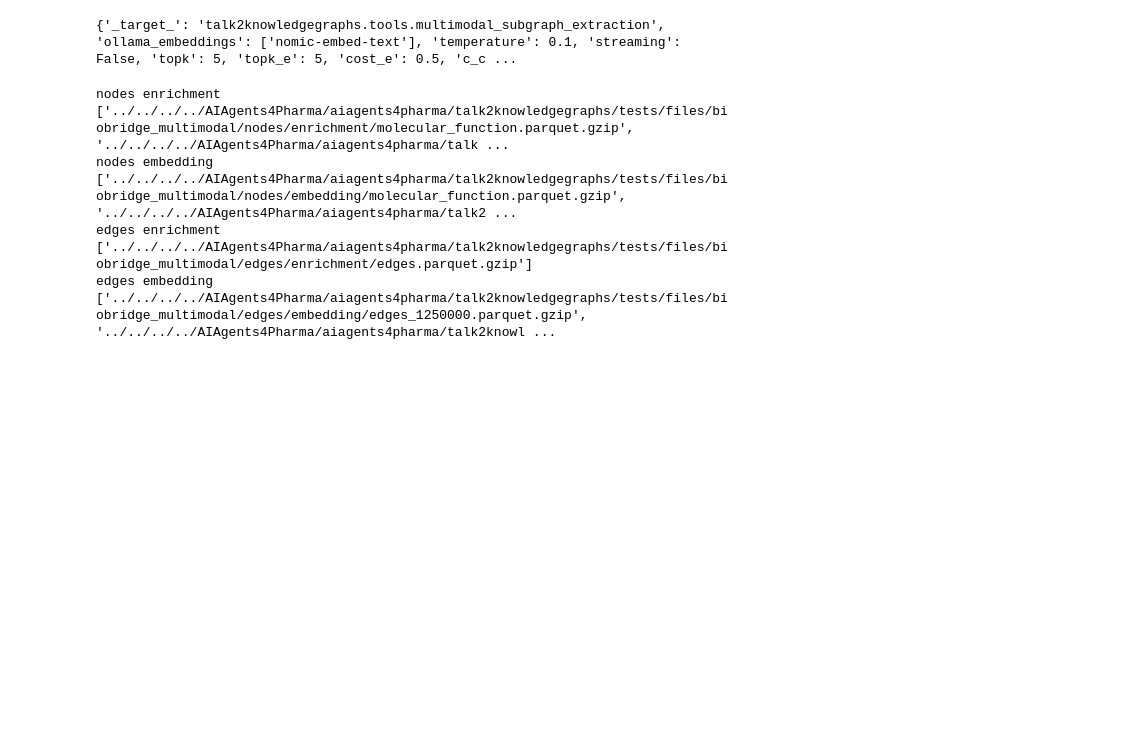
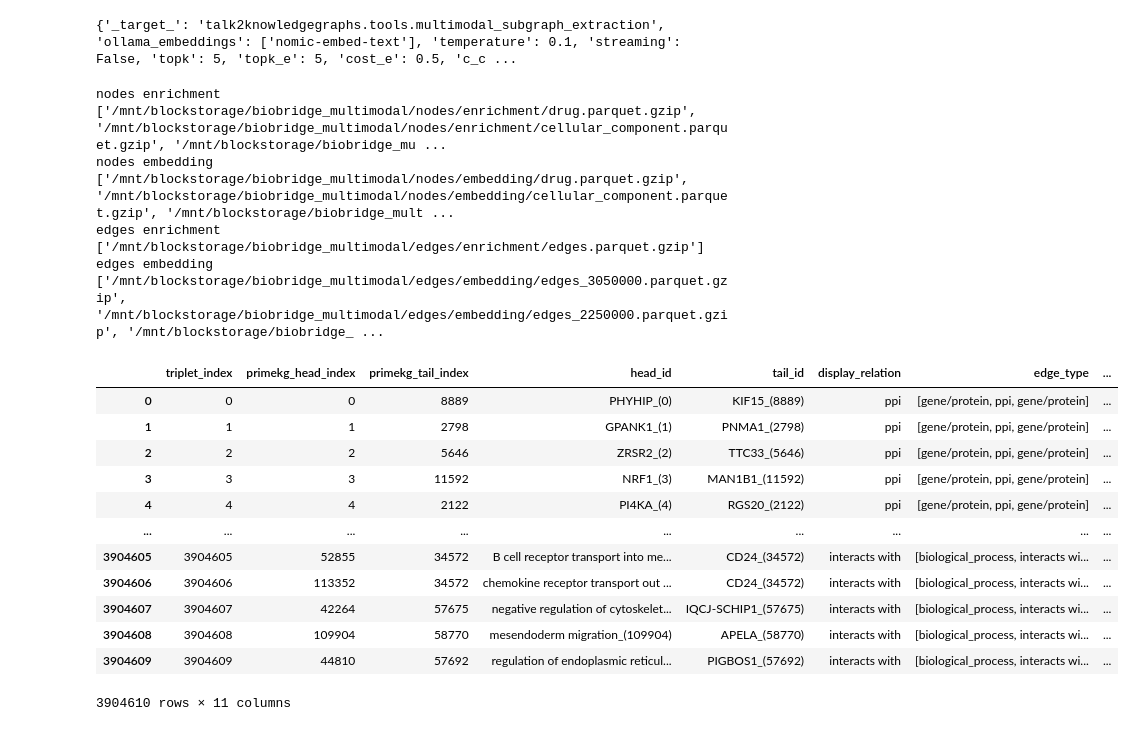
Before and after one commit to VirtualPatientEngine/AIAgents4Pharma, a Jupyter notebook: docs/notebooks/talk2knowledgegraphs/profiling_read_primekg_cudf.ipynb, the cells around one changed output. Cells and saved outputs as stored; diff of their text form; code cells hidden in the pictures; blank space fills up the shorter version.

```diff
--- a/docs/notebooks/talk2knowledgegraphs/profiling_read_primekg_cudf.ipynb
+++ b/docs/notebooks/talk2knowledgegraphs/profiling_read_primekg_cudf.ipynb
@@ -15,11 +22,10 @@ cfg
 # %% [output]
 {'_target_': 'talk2knowledgegraphs.tools.multimodal_subgraph_extraction', 'ollama_embeddings': ['nomic-embed-text'], 'temperature': 0.1, 'streaming': False, 'topk': 5, 'topk_e': 5, 'cost_e': 0.5, 'c_c ...
 # %%
-# cfg.biobridge.source = "/mnt/blockstorage/biobridge_multimodal"
-cfg.biobridge.source = "../../../../AIAgents4Pharma/aiagents4pharma/talk2knowledgegraphs/tests/files/biobridge_multimodal"
+cfg.biobridge.source = "/mnt/blockstorage/biobridge_multimodal"
+# cfg.biobridge.source = "../../../../AIAgents4Pharma/aiagents4pharma/talk2knowledgegraphs/tests/files/biobridge_multimodal"
 # %%
 # Loop over nodes and edges
-chunk_size = 1
 graph_dict = {}
 for element in ["nodes", "edges"]:
     # Make an empty dictionary for each folder
@@ -38,7 +44,8 @@ for element in ["nodes", "edges"]:
             # For edges embedding, only read two columns: triplet_index and edge_emb
             # graph_dict[element][stage] = cudf.concat([cudf.read_parquet(f, columns=["triplet_index", "edge_emb"]) for f in file_list[:2]], ignore_index=True)
             # Loop by chunks
-            file_list = file_list[:2]
+            # file_list = file_list[:2]
+            chunk_size = 5
             graph_dict[element][stage] = []
             for i in range(0, len(file_list), chunk_size):
                 chunk_files = file_list[i:i+chunk_size]
@@ -50,10 +57,36 @@ for element in ["nodes", "edges"]:
             graph_dict[element][stage] = cudf.concat([cudf.read_parquet(f) for f in file_list], ignore_index=True)
 # %% [output]
 nodes enrichment
-['../../../../AIAgents4Pharma/aiagents4pharma/talk2knowledgegraphs/tests/files/biobridge_multimodal/nodes/enrichment/molecular_function.parquet.gzip', '../../../../AIAgents4Pharma/aiagents4pharma/talk ...
+['/mnt/blockstorage/biobridge_multimodal/nodes/enrichment/drug.parquet.gzip', '/mnt/blockstorage/biobridge_multimodal/nodes/enrichment/cellular_component.parquet.gzip', '/mnt/blockstorage/biobridge_mu ...
 nodes embedding
-['../../../../AIAgents4Pharma/aiagents4pharma/talk2knowledgegraphs/tests/files/biobridge_multimodal/nodes/embedding/molecular_function.parquet.gzip', '../../../../AIAgents4Pharma/aiagents4pharma/talk2 ...
+['/mnt/blockstorage/biobridge_multimodal/nodes/embedding/drug.parquet.gzip', '/mnt/blockstorage/biobridge_multimodal/nodes/embedding/cellular_component.parquet.gzip', '/mnt/blockstorage/biobridge_mult ...
 edges enrichment
-['../../../../AIAgents4Pharma/aiagents4pharma/talk2knowledgegraphs/tests/files/biobridge_multimodal/edges/enrichment/edges.parquet.gzip']
+['/mnt/blockstorage/biobridge_multimodal/edges/enrichment/edges.parquet.gzip']
 edges embedding
-['../../../../AIAgents4Pharma/aiagents4pharma/talk2knowledgegraphs/tests/files/biobridge_multimodal/edges/embedding/edges_1250000.parquet.gzip', '../../../../AIAgents4Pharma/aiagents4pharma/talk2knowl ...
+['/mnt/blockstorage/biobridge_multimodal/edges/embedding/edges_3050000.parquet.gzip', '/mnt/blockstorage/biobridge_multimodal/edges/embedding/edges_2250000.parquet.gzip', '/mnt/blockstorage/biobridge_ ...
+# %%
+graph = graph_dict
+
+# Get nodes enrichment and embedding dataframes
+nodes_enrichment_df = graph['nodes']['enrichment']
+nodes_embedding_df = graph['nodes']['embedding']
+# Get edges enrichment and embedding dataframes
+edges_enrichment_df = graph['edges']['enrichment']
+edges_embedding_df = graph['edges']['embedding'] # consisted of a list of dataframes
+# %%
+node_idxs = nodes_enrichment_df.node_id.to_pandas().tolist()
+edges_enrichment_df[(edges_enrichment_df.head_id.isin(node_idxs)) & (edges_enrichment_df.head_id.isin(node_idxs))]
+# %% [output]
+|  | triplet_index | primekg_head_index | primekg_tail_index | head_id | tail_id | display_relation | edge_type | ... |
+| 0 | 0 | 0 | 8889 | PHYHIP_(0) | KIF15_(8889) | ppi | [gene/protein, ppi, gene/protein] | ... |
+| 1 | 1 | 1 | 2798 | GPANK1_(1) | PNMA1_(2798) | ppi | [gene/protein, ppi, gene/protein] | ... |
+| 2 | 2 | 2 | 5646 | ZRSR2_(2) | TTC33_(5646) | ppi | [gene/protein, ppi, gene/protein] | ... |
+| 3 | 3 | 3 | 11592 | NRF1_(3) | MAN1B1_(11592) | ppi | [gene/protein, ppi, gene/protein] | ... |
+| 4 | 4 | 4 | 2122 | PI4KA_(4) | RGS20_(2122) | ppi | [gene/protein, ppi, gene/protein] | ... |
+| ... | ... | ... | ... | ... | ... | ... | ... | ... |
+| 3904605 | 3904605 | 52855 | 34572 | B cell receptor transport into me... | CD24_(34572) | interacts with | [biological_process, interacts wi... | ... |
+| 3904606 | 3904606 | 113352 | 34572 | chemokine receptor transport out ... | CD24_(34572) | interacts with | [biological_process, interacts wi... | ... |
+| 3904607 | 3904607 | 42264 | 57675 | negative regulation of cytoskelet... | IQCJ-SCHIP1_(57675) | interacts with | [biological_process, interacts wi... | ... |
+| 3904608 | 3904608 | 109904 | 58770 | mesendoderm migration_(109904) | APELA_(58770) | interacts with | [biological_process, interacts wi... | ... |
+| 3904609 | 3904609 | 44810 | 57692 | regulation of endoplasmic reticul... | PIGBOS1_(57692) | interacts with | [biological_process, interacts wi... | ... |
+3904610 rows × 11 columns
```
Also changed, not shown: parts of 61 cells of this notebook, 8 other files.
